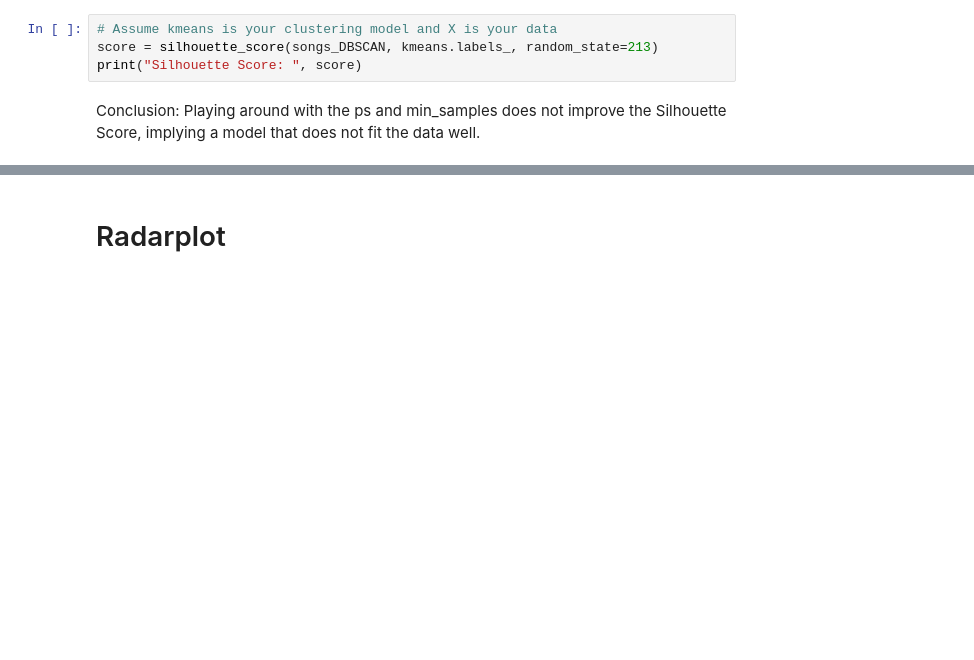
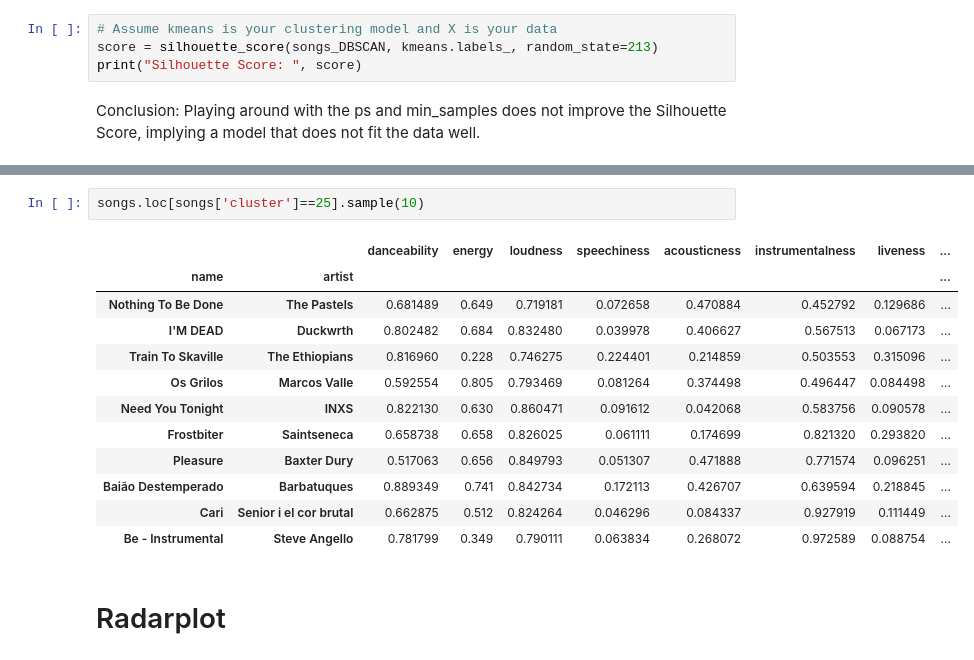
Before and after one commit to MerleSt/SpotifyPlaylistMoosic, a Jupyter notebook: Notebooks/Cluster_Analysis.ipynb, the cells around one changed output, grey strips where cells are left out. Drawn from its saved outputs; the diff is of its cells as text; blank space fills up the shorter version.

```diff
--- a/Notebooks/Cluster_Analysis.ipynb
+++ b/Notebooks/Cluster_Analysis.ipynb
@@ -705,3 +740,18 @@ Conclusion: Playing around with the ps and min_samples does not improve the Silh
+# %%
+songs.loc[songs['cluster']==25].sample(10)
+# %% [output]
+|  |  | danceability | energy | loudness | speechiness | acousticness | instrumentalness | liveness | ... |
+| name | artist |  |  |  |  |  |  |  | ... |
+| Nothing To Be Done | The Pastels | 0.681489 | 0.649 | 0.719181 | 0.072658 | 0.470884 | 0.452792 | 0.129686 | ... |
+| I'M DEAD | Duckwrth | 0.802482 | 0.684 | 0.832480 | 0.039978 | 0.406627 | 0.567513 | 0.067173 | ... |
+| Train To Skaville | The Ethiopians | 0.816960 | 0.228 | 0.746275 | 0.224401 | 0.214859 | 0.503553 | 0.315096 | ... |
+| Os Grilos | Marcos Valle | 0.592554 | 0.805 | 0.793469 | 0.081264 | 0.374498 | 0.496447 | 0.084498 | ... |
+| Need You Tonight | INXS | 0.822130 | 0.630 | 0.860471 | 0.091612 | 0.042068 | 0.583756 | 0.090578 | ... |
+| Frostbiter | Saintseneca | 0.658738 | 0.658 | 0.826025 | 0.061111 | 0.174699 | 0.821320 | 0.293820 | ... |
+| Pleasure | Baxter Dury | 0.517063 | 0.656 | 0.849793 | 0.051307 | 0.471888 | 0.771574 | 0.096251 | ... |
+| Baião Destemperado | Barbatuques | 0.889349 | 0.741 | 0.842734 | 0.172113 | 0.426707 | 0.639594 | 0.218845 | ... |
+| Cari | Senior i el cor brutal | 0.662875 | 0.512 | 0.824264 | 0.046296 | 0.084337 | 0.927919 | 0.111449 | ... |
+| Be - Instrumental | Steve Angello | 0.781799 | 0.349 | 0.790111 | 0.063834 | 0.268072 | 0.972589 | 0.088754 | ... |
 # %% [markdown]
 # Radarplot
 # %% [markdown]
```
Also changed, not shown: parts of 14 cells of this notebook.
